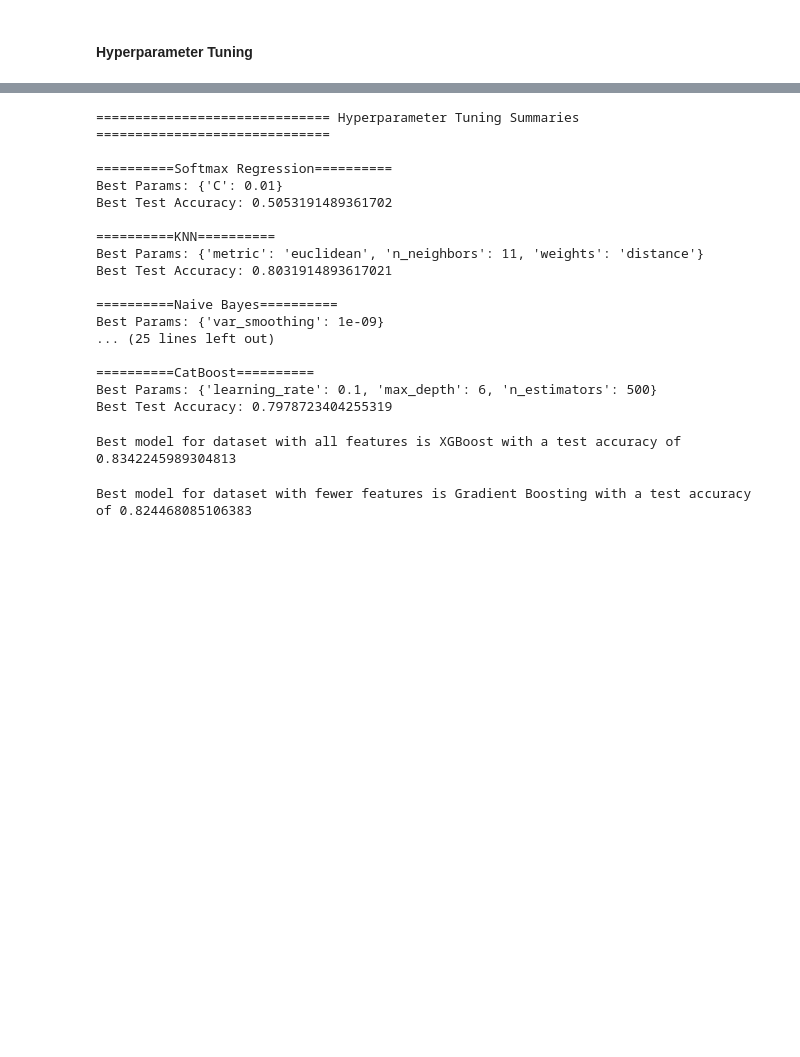
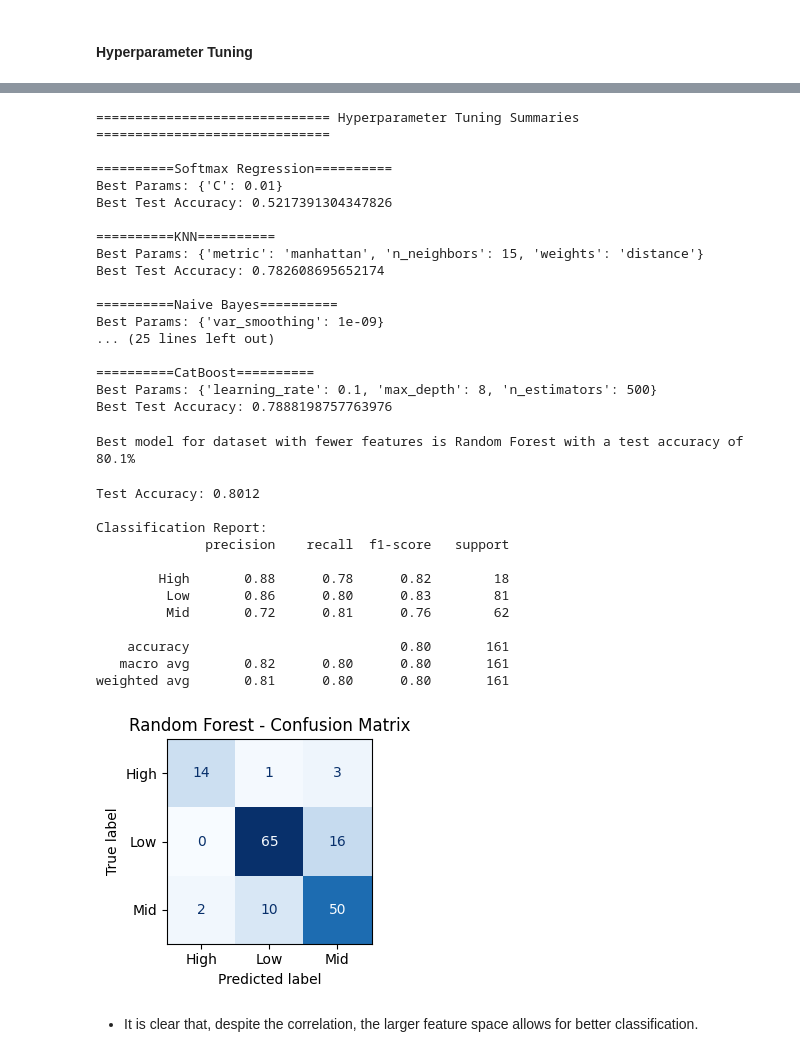
Before and after one commit to a-leena/maternal_health_risk, a Jupyter notebook: notebook/Models.ipynb, the cells around one changed output, grey strips where cells are left out. Cells and saved outputs as stored; diff of their text form; code cells hidden in the pictures; blank space fills up the shorter version.

```diff
--- a/notebook/Models.ipynb
+++ b/notebook/Models.ipynb
@@ -550,22 +449,18 @@ for model_name, model_params in params_small.items():
         n_jobs=-1,
         verbose=1
     )
-    if model_name in ["XGBoost", "CatBoost"]:
-        grid.fit(X_train, le.transform(y_train))
-        best_model = grid.best_estimator_
-        y_pred_encoded = best_model.predict(X_test)
-        y_pred = le.inverse_transform(y_pred_encoded)
-    else:
-        grid.fit(X_train, y_train)
-        best_model = grid.best_estimator_
-        y_pred = best_model.predict(X_test)
+    grid.fit(X_train, le.transform(y_train))
+    best_model = grid.best_estimator_
+    y_pred_encoded = best_model.predict(X_test)
+    y_pred = le.inverse_transform(y_pred_encoded)
     print("Best Params:", grid.best_params_)
     print("Best CV Score:", grid.best_score_)
     accuracy = accuracy_score(y_test, y_pred)
     print("Test Accuracy of Best Model:", accuracy)
     tuning_results_small[model_name] = {
         'Best Params':grid.best_params_,
-        'Best Test Accuracy': accuracy
+        'Best Test Accuracy': accuracy,
+        'Best Model': best_model
     }
 # %% [output]
 ======================================== Softmax Regression ========================================
@@ -590,35 +485,26 @@ print("============================== Hyperparameter Tuning Summaries ==========
 for name, tuning in tuning_results_small.items():
     print(f"\n=========={name}==========")
     for key, val in tuning.items():
-        print(f"{key}: {val}")
+        if key!='Best Model':
+            print(f"{key}: {val}")
 # %% [output]
 ============================== Hyperparameter Tuning Summaries ==============================
 
 ==========Softmax Regression==========
 Best Params: {'C': 0.01}
-Best Test Accuracy: 0.5053191489361702
+Best Test Accuracy: 0.5217391304347826
 
 ==========KNN==========
-Best Params: {'metric': 'euclidean', 'n_neighbors': 11, 'weights': 'distance'}
-Best Test Accuracy: 0.8031914893617021
+Best Params: {'metric': 'manhattan', 'n_neighbors': 15, 'weights': 'distance'}
+Best Test Accuracy: 0.782608695652174
 
 ==========Naive Bayes==========
 Best Params: {'var_smoothing': 1e-09}
 ... (25 lines left out)
 
 ==========CatBoost==========
-Best Params: {'learning_rate': 0.1, 'max_depth': 6, 'n_estimators': 500}
-Best Test Accuracy: 0.7978723404255319
+Best Params: {'learning_rate': 0.1, 'max_depth': 8, 'n_estimators': 500}
+Best Test Accuracy: 0.7888198757763976
-# %%
-highest_acc = float('-inf')
-best_model_name = None
-for name, tuning in tuning_results.items():
-    if tuning['Best Test Accuracy'] > highest_acc:
-        highest_acc = tuning['Best Test Accuracy']
-        best_model_name = name
-print(f"Best model for dataset with all features is {best_model_name} with a test accuracy of {highest_acc}")
-# %% [output]
-Best model for dataset with all features is XGBoost with a test accuracy of 0.8342245989304813
 # %%
 highest_acc2 = float('-inf')
 best_model_name2 = None
@@ -626,6 +512,36 @@ for name, tuning in tuning_results_small.items():
     if tuning['Best Test Accuracy'] > highest_acc2:
         highest_acc2 = tuning['Best Test Accuracy']
         best_model_name2 = name
-print(f"Best model for dataset with fewer features is {best_model_name2} with a test accuracy of {highest_acc2}")
+print(f"Best model for dataset with fewer features is {best_model_name2} with a test accuracy of {(highest_acc2*100):.1f}%")
 # %% [output]
-Best model for dataset with fewer features is Gradient Boosting with a test accuracy of 0.824468085106383
+Best model for dataset with fewer features is Random Forest with a test accuracy of 80.1%
+# %%
+y_pred_encoded = tuning_results_small[best_model_name2]["Best Model"].predict(X_test)
+y_pred = le.inverse_transform(y_pred_encoded)
+accuracy = accuracy_score(y_test, y_pred)
+print(f"Test Accuracy: {accuracy:.4f}\n")
+print("Classification Report:")
+print(classification_report(y_test, y_pred))
+cm = confusion_matrix(y_test, y_pred, labels=le.classes_)
+disp = ConfusionMatrixDisplay(confusion_matrix=cm, display_labels=le.classes_)
+fig, ax = plt.subplots(figsize=(3,3))
+disp.plot(ax=ax,cmap="Blues", colorbar=False)
+plt.title(f"{best_model_name2} - Confusion Matrix")
+plt.tight_layout()
+plt.show()
+# %% [output]
+Test Accuracy: 0.8012
+
+Classification Report:
+              precision    recall  f1-score   support
+
+        High       0.88      0.78      0.82        18
+         Low       0.86      0.80      0.83        81
+         Mid       0.72      0.81      0.76        62
+
+    accuracy                           0.80       161
+   macro avg       0.82      0.80      0.80       161
+weighted avg       0.81      0.80      0.80       161
+[figure, added]
+# %% [markdown]
+* It is clear that, despite the correlation, the larger feature space allows for better classification.
```
Also changed, not shown: parts of 12 cells of this notebook, 7 other files.
